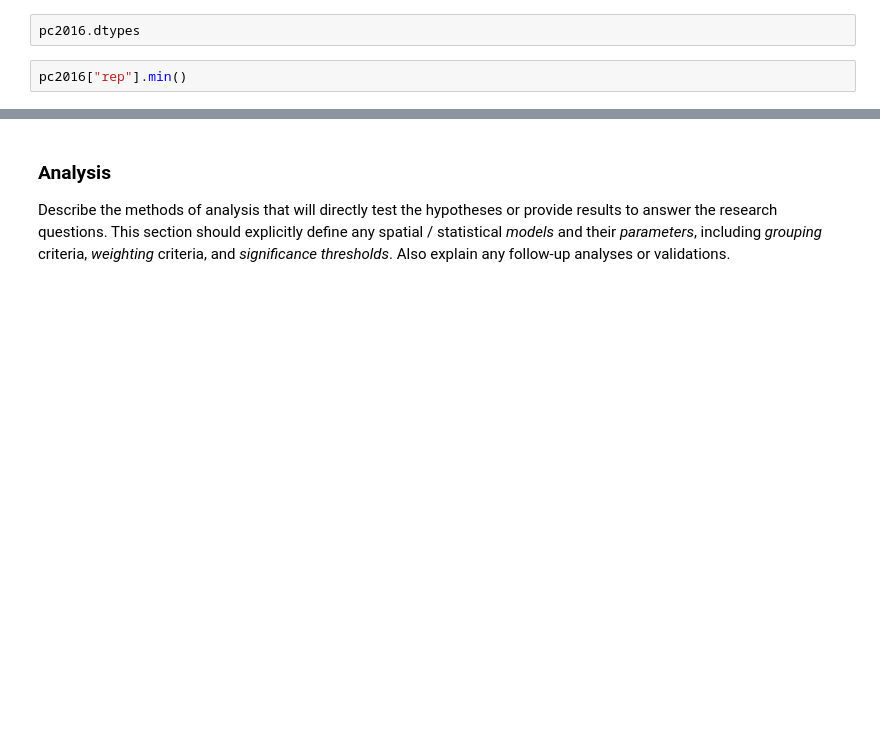
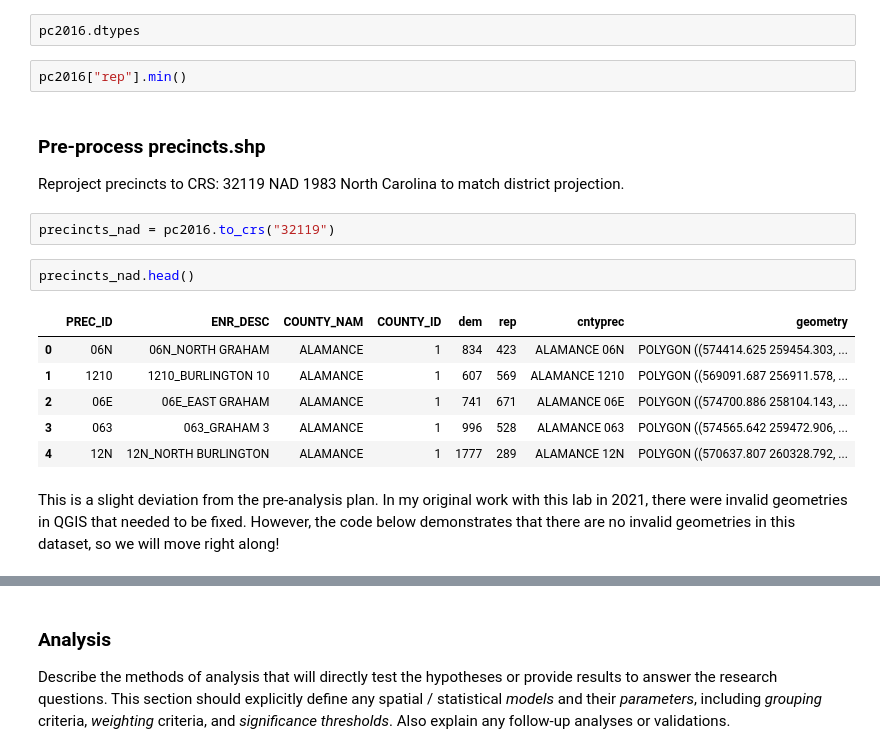
Before and after one commit to gsokolow/Rpr-120Lab-Gerrymandering, a Jupyter notebook: procedure/code/01-Jupyter_notebook.ipynb, the cells around one changed output, grey strips where cells are left out. Cells and saved outputs as stored; diff of their text form; blank space fills up the shorter version.

```diff
--- a/procedure/code/01-Jupyter_notebook.ipynb
+++ b/procedure/code/01-Jupyter_notebook.ipynb
@@ -73,3 +107,19 @@ print(pc2016.head(0))
 pc2016.dtypes
 # %%
 pc2016["rep"].min()
+# %% [markdown]
+### Pre-process precincts.shp
+Reproject precincts to CRS: 32119 NAD 1983 North Carolina to match district projection.
+# %%
+precincts_nad = pc2016.to_crs("32119")
+# %%
+precincts_nad.head()
+# %% [output]
+|  | PREC_ID | ENR_DESC | COUNTY_NAM | COUNTY_ID | dem | rep | cntyprec | geometry |
+| 0 | 06N | 06N_NORTH GRAHAM | ALAMANCE | 1 | 834 | 423 | ALAMANCE 06N | POLYGON ((574414.625 259454.303, ... |
+| 1 | 1210 | 1210_BURLINGTON 10 | ALAMANCE | 1 | 607 | 569 | ALAMANCE 1210 | POLYGON ((569091.687 256911.578, ... |
+| 2 | 06E | 06E_EAST GRAHAM | ALAMANCE | 1 | 741 | 671 | ALAMANCE 06E | POLYGON ((574700.886 258104.143, ... |
+| 3 | 063 | 063_GRAHAM 3 | ALAMANCE | 1 | 996 | 528 | ALAMANCE 063 | POLYGON ((574565.642 259472.906, ... |
+| 4 | 12N | 12N_NORTH BURLINGTON | ALAMANCE | 1 | 1777 | 289 | ALAMANCE 12N | POLYGON ((570637.807 260328.792, ... |
+# %% [markdown]
+This is a slight deviation from the pre-analysis plan. In my original work with this lab in 2021, there were invalid geometries in QGIS that needed to be fixed. However, the code below demonstrates that there are no invalid geometries in this dataset, so we will move right along!
```
Also changed, not shown: parts of 15 cells of this notebook, 7 other files.
